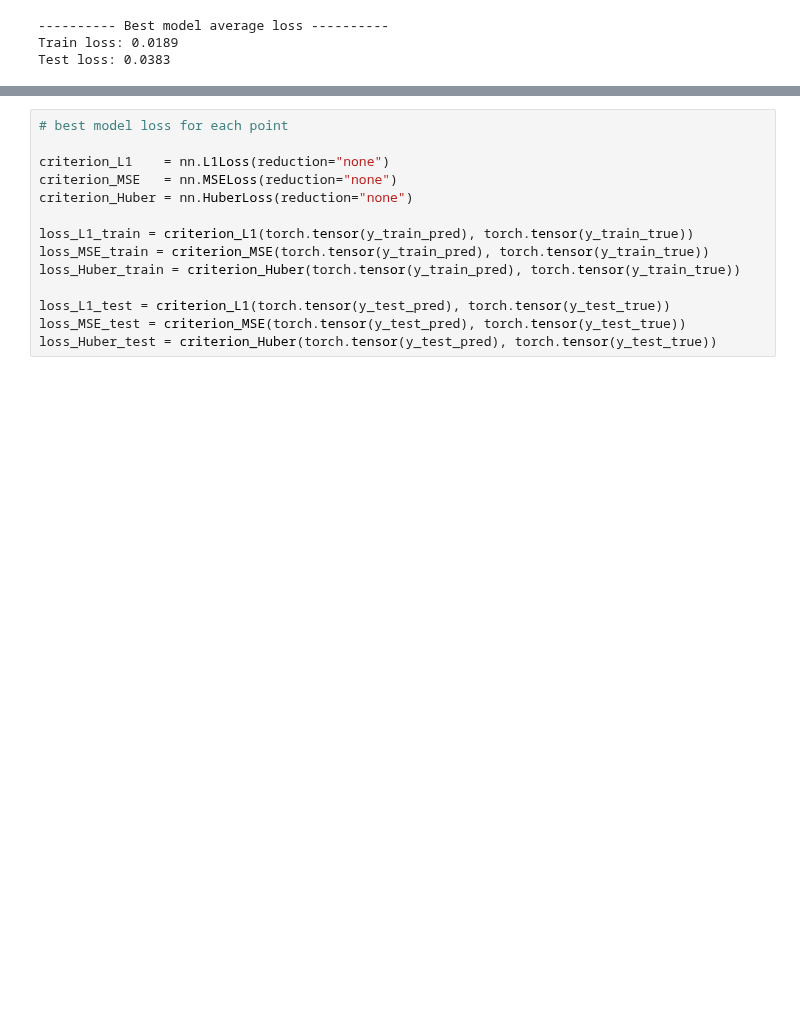
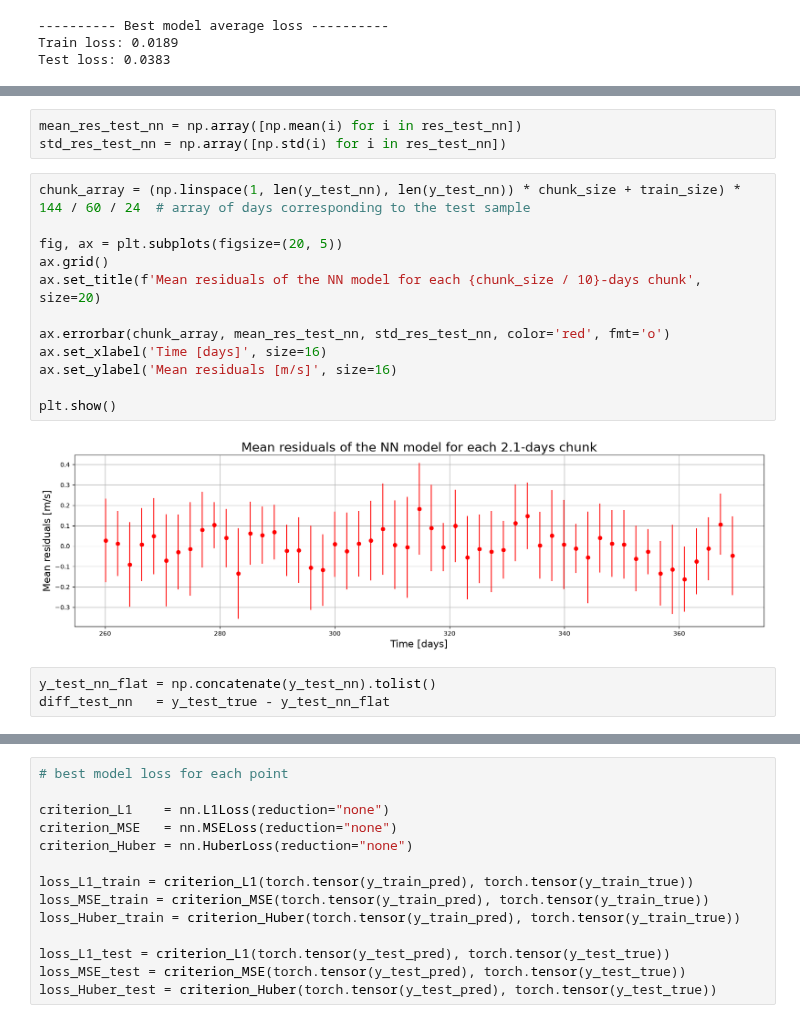
Before and after one commit to Etienne99/LAM_Internship, a Jupyter notebook: scripts_2/neuraln_5.ipynb, the cells around one changed output, grey strips where cells are left out. Saved outputs shown, nothing was run; the diff lists cells and outputs as text; blank space fills up the shorter version.

```diff
--- a/scripts_2/neuraln_5.ipynb
+++ b/scripts_2/neuraln_5.ipynb
@@ -253,0 +309,20 @@ Test loss: 0.0383
+# %%
+mean_res_test_nn = np.array([np.mean(i) for i in res_test_nn])
+std_res_test_nn = np.array([np.std(i) for i in res_test_nn])
+# %%
+chunk_array = (np.linspace(1, len(y_test_nn), len(y_test_nn)) * chunk_size + train_size) * 144 / 60 / 24  # array of days corresponding to the test sample
+
+fig, ax = plt.subplots(figsize=(20, 5))
+ax.grid()
+ax.set_title(f'Mean residuals of the NN model for each {chunk_size / 10}-days chunk', size=20)
+
+ax.errorbar(chunk_array, mean_res_test_nn, std_res_test_nn, color='red', fmt='o')
+ax.set_xlabel('Time [days]', size=16)
+ax.set_ylabel('Mean residuals [m/s]', size=16)
+
+plt.show()
+# %% [output]
+[figure, added]
+# %%
+y_test_nn_flat = np.concatenate(y_test_nn).tolist()
+diff_test_nn   = y_test_true - y_test_nn_flat
```
Also changed, not shown: parts of 10 cells of this notebook.
